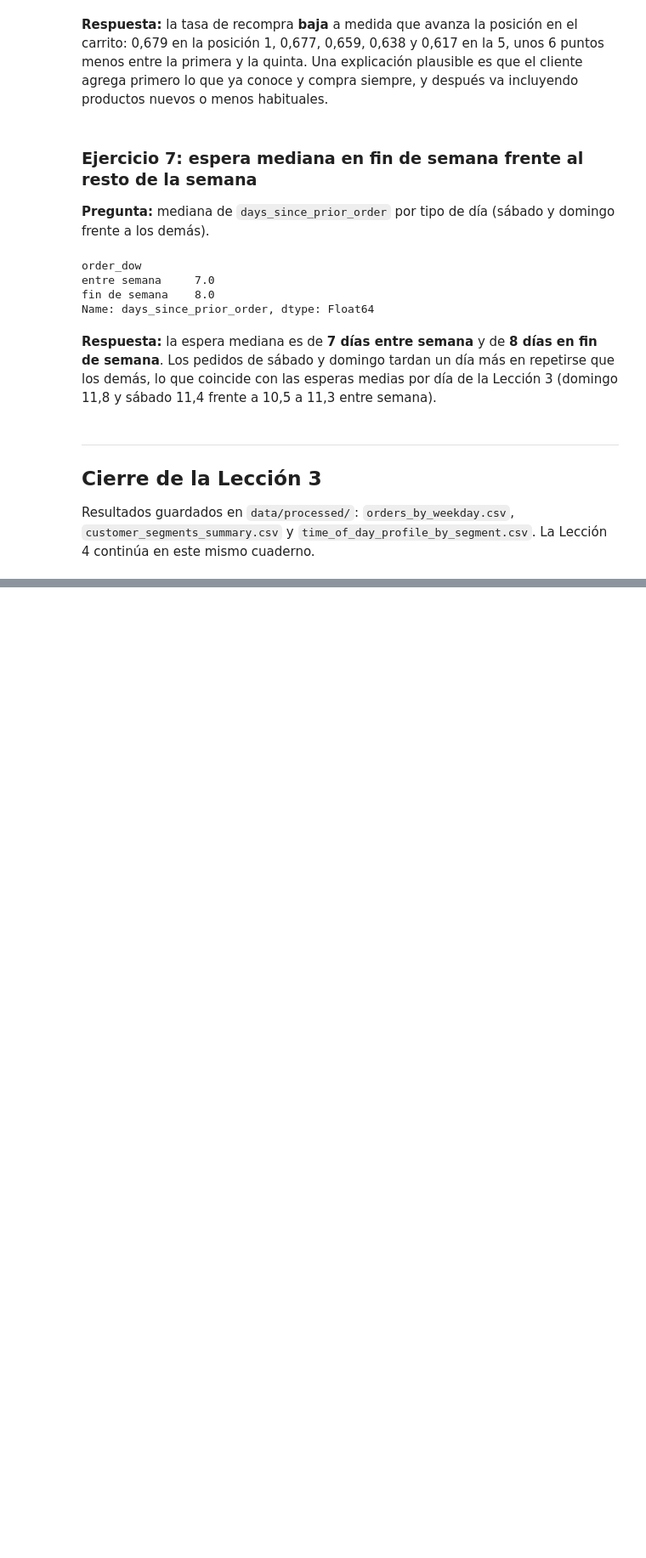
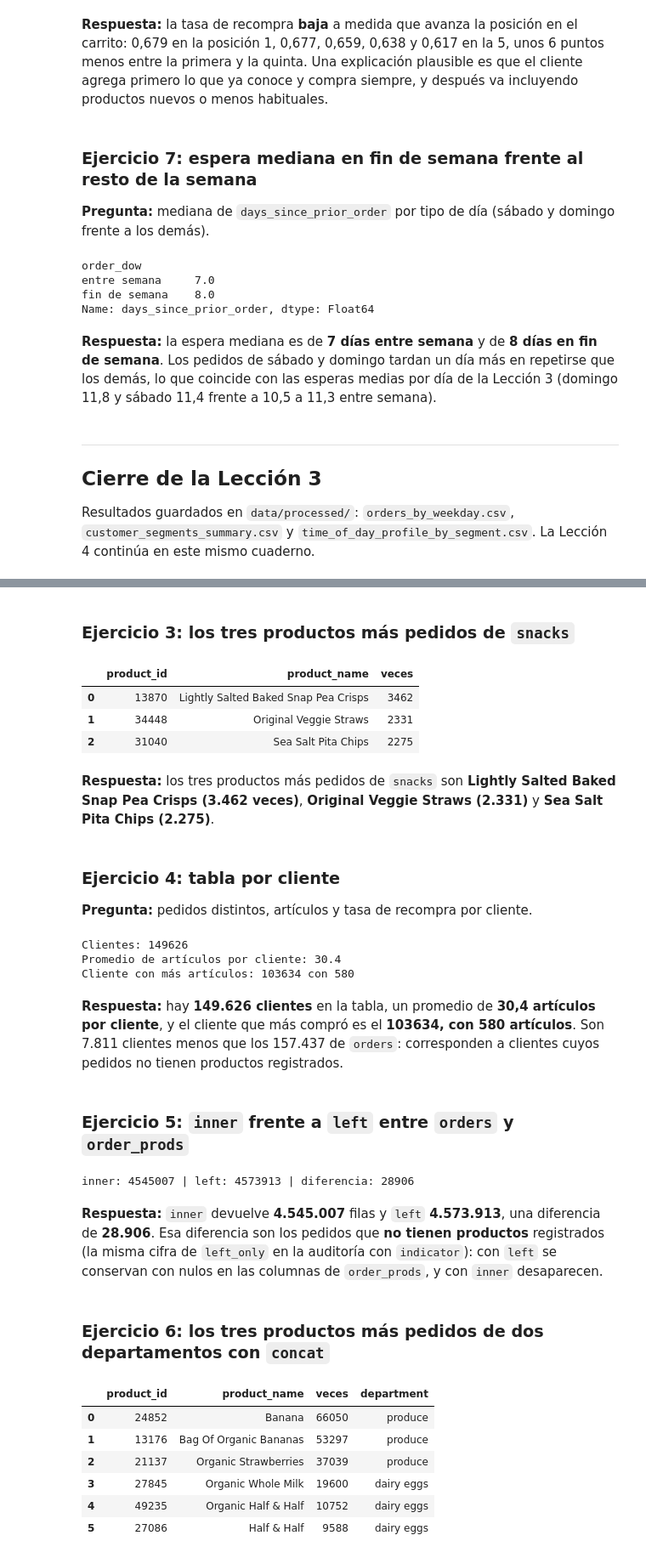
Before and after one commit to peaceathome316-Tic/instacart-analisis, a Jupyter notebook: notebooks/pandas_labs.ipynb, the cells around one changed output, grey strips where cells are left out. Shown at 85% size. Drawn from its saved outputs; the diff is of its cells as text; code cells hidden in the pictures; blank space fills up the shorter version.

```diff
--- a/notebooks/pandas_labs.ipynb
+++ b/notebooks/pandas_labs.ipynb
@@ -836,0 +906,13 @@ Resultados guardados en `data/processed/`: `orders_by_weekday.csv`, `customer_se
+# %%
+filas_inicio = len(order_prods)
+
+maestra = order_prods.merge(products, on='product_id', how='left', validate='m:1')
+print('+ products   ', maestra.shape)
+maestra = maestra.merge(aisles, on='aisle_id', how='left', validate='m:1')
+print('+ aisles     ', maestra.shape)
+maestra = maestra.merge(departments, on='department_id', how='left', validate='m:1')
+print('+ departments', maestra.shape)
+maestra = maestra.merge(orders, on='order_id', how='left', validate='m:1')
+print('+ orders     ', maestra.shape)
+
+assert len(maestra) == filas_inicio
@@ -836,0 +1145,59 @@ Resultados guardados en `data/processed/`: `orders_by_weekday.csv`, `customer_se
+# %% [markdown]
+### Ejercicio 3: los tres productos más pedidos de `snacks`
+# %%
+(maestra[maestra['department'] == 'snacks']
+    .groupby(['product_id', 'product_name']).size()
+    .nlargest(3).reset_index(name='veces'))
+# %% [output]
+|  | product_id | product_name | veces |
+| 0 | 13870 | Lightly Salted Baked Snap Pea Crisps | 3462 |
+| 1 | 34448 | Original Veggie Straws | 2331 |
+| 2 | 31040 | Sea Salt Pita Chips | 2275 |
+# %% [markdown]
+**Respuesta:** los tres productos más pedidos de `snacks` son **Lightly Salted Baked Snap Pea Crisps (3.462 veces)**, **Original Veggie Straws (2.331)** y **Sea Salt Pita Chips (2.275)**.
+# %% [markdown]
+### Ejercicio 4: tabla por cliente
+**Pregunta:** pedidos distintos, artículos y tasa de recompra por cliente.
+# %%
+por_cliente = (maestra.groupby('user_id')
+                      .agg(pedidos=('order_id', 'nunique'),
+                           articulos=('order_id', 'size'),
+                           tasa_recompra=('reordered', 'mean')))
+print('Clientes:', len(por_cliente))
+print('Promedio de artículos por cliente:', round(float(por_cliente['articulos'].mean()), 1))
+print('Cliente con más artículos:', por_cliente['articulos'].idxmax(), 'con', por_cliente['articulos'].max())
+# %% [output]
+Clientes: 149626
+Promedio de artículos por cliente: 30.4
+Cliente con más artículos: 103634 con 580
+# %% [markdown]
+**Respuesta:** hay **149.626 clientes** en la tabla, un promedio de **30,4 artículos por cliente**, y el cliente que más compró es el **103634, con 580 artículos**. Son 7.811 clientes menos que los 157.437 de `orders`: corresponden a clientes cuyos pedidos no tienen productos registrados.
+# %% [markdown]
+### Ejercicio 5: `inner` frente a `left` entre `orders` y `order_prods`
+# %%
+union_inner = orders.merge(order_prods, on='order_id', how='inner')
+union_left = orders.merge(order_prods, on='order_id', how='left')
+print('inner:', len(union_inner), '| left:', len(union_left), '| diferencia:', len(union_left) - len(union_inner))
+# %% [output]
+inner: 4545007 | left: 4573913 | diferencia: 28906
+# %% [markdown]
+**Respuesta:** `inner` devuelve **4.545.007** filas y `left` **4.573.913**, una diferencia de **28.906**. Esa diferencia son los pedidos que **no tienen productos** registrados (la misma cifra de `left_only` en la auditoría con `indicator`): con `left` se conservan con nulos en las columnas de `order_prods`, y con `inner` desaparecen.
+# %% [markdown]
+### Ejercicio 6: los tres productos más pedidos de dos departamentos con `concat`
+# %%
+def top3(departamento):
+    return (maestra[maestra['department'] == departamento]
+            .groupby(['product_id', 'product_name']).size()
+            .nlargest(3).reset_index(name='veces')
+            .assign(department=departamento))
+
+top_dos_deptos = pd.concat([top3('produce'), top3('dairy eggs')], ignore_index=True)
+top_dos_deptos
+# %% [output]
+|  | product_id | product_name | veces | department |
+| 0 | 24852 | Banana | 66050 | produce |
+| 1 | 13176 | Bag Of Organic Bananas | 53297 | produce |
+| 2 | 21137 | Organic Strawberries | 37039 | produce |
+| 3 | 27845 | Organic Whole Milk | 19600 | dairy eggs |
+| 4 | 49235 | Organic Half & Half | 10752 | dairy eggs |
+| 5 | 27086 | Half & Half | 9588 | dairy eggs |
```
Also changed, not shown: parts of 52 cells of this notebook, 4 other files.
